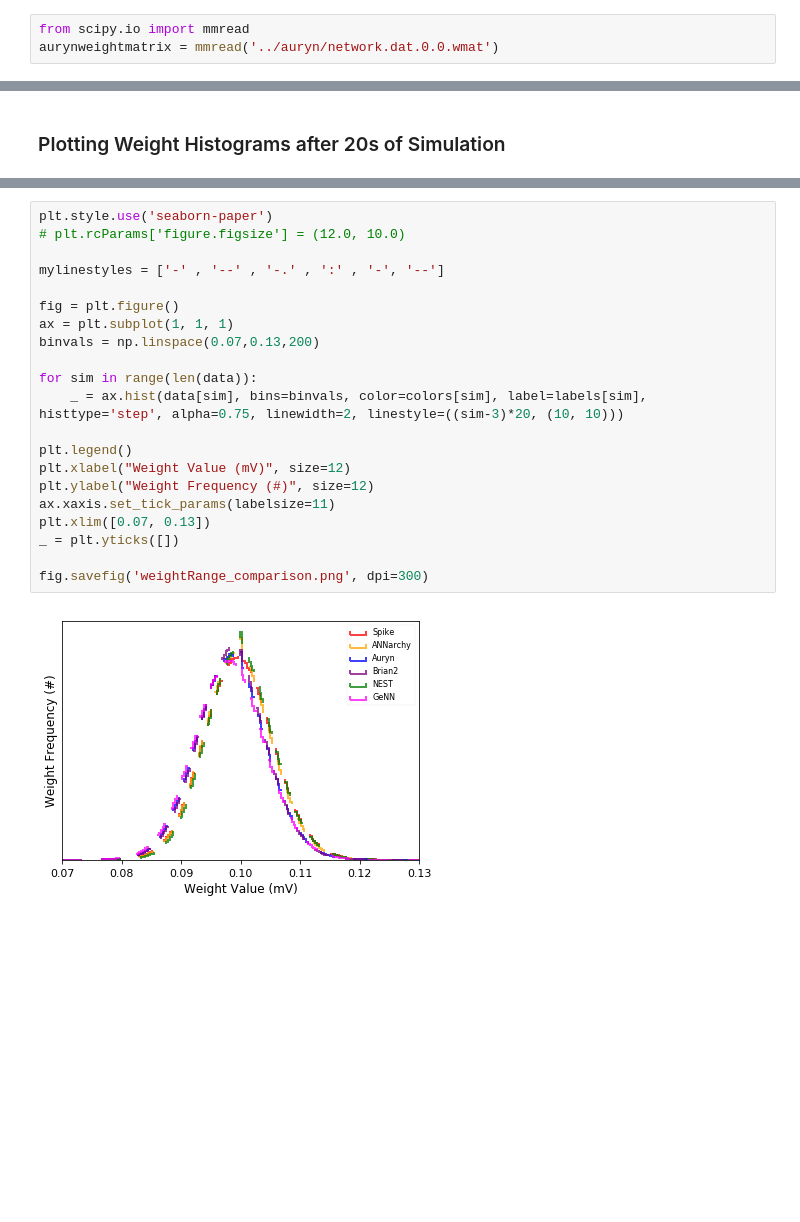
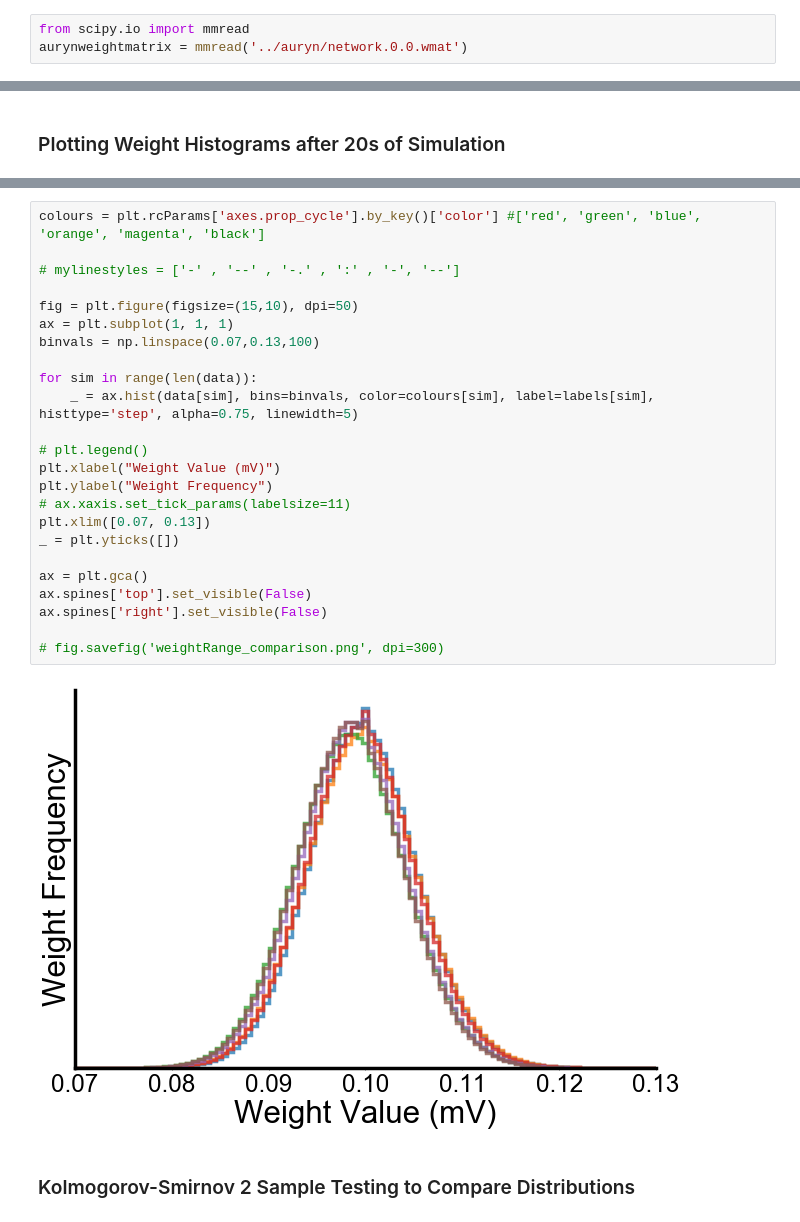
Before and after one commit to nasiryahm/SNNSimulatorComparison, a Jupyter notebook: Benchmarks/Brunel/_results/BrunelWeightAnalysis.ipynb, the cells around one changed output, grey strips where cells are left out. Drawn from its saved outputs; the diff is of its cells as text; blank space fills up the shorter version.

Commit message:
Brunel Weight analysis updated and comparison of weight distribution to NEST vs Auryn shows a difference in the distribution of both.

```diff
--- a/Benchmarks/Brunel/_results/BrunelWeightAnalysis.ipynb
+++ b/Benchmarks/Brunel/_results/BrunelWeightAnalysis.ipynb
@@ -14,7 +34,7 @@ plt.style.use('seaborn-paper')
 #### Loading auryn weights
 # %%
 from scipy.io import mmread
-aurynweightmatrix = mmread('../auryn/network.dat.0.0.wmat')
+aurynweightmatrix = mmread('../auryn/network.0.0.wmat')
 # %% [markdown]
 #### Loading NEST weights
 # %%
@@ -78,23 +89,28 @@ colors = [
 # %%
-plt.style.use('seaborn-paper')
-# plt.rcParams['figure.figsize'] = (12.0, 10.0)
+colours = plt.rcParams['axes.prop_cycle'].by_key()['color'] #['red', 'green', 'blue', 'orange', 'magenta', 'black']
 
-mylinestyles = ['-' , '--' , '-.' , ':' , '-', '--']
+# mylinestyles = ['-' , '--' , '-.' , ':' , '-', '--']
 
-fig = plt.figure()
+fig = plt.figure(figsize=(15,10), dpi=50)
 ax = plt.subplot(1, 1, 1)
-binvals = np.linspace(0.07,0.13,200)
+binvals = np.linspace(0.07,0.13,100)
 
 for sim in range(len(data)):
-    _ = ax.hist(data[sim], bins=binvals, color=colors[sim], label=labels[sim], histtype='step', alpha=0.75, linewidth=2, linestyle=((sim-3)*20, (10, 10)))
+    _ = ax.hist(data[sim], bins=binvals, color=colours[sim], label=labels[sim], histtype='step', alpha=0.75, linewidth=5)
 
-plt.legend()
-plt.xlabel("Weight Value (mV)", size=12)
-plt.ylabel("Weight Frequency (#)", size=12)
-ax.xaxis.set_tick_params(labelsize=11)
+# plt.legend()
+plt.xlabel("Weight Value (mV)")
+plt.ylabel("Weight Frequency")
+# ax.xaxis.set_tick_params(labelsize=11)
 plt.xlim([0.07, 0.13])
 _ = plt.yticks([])
 
-fig.savefig('weightRange_comparison.png', dpi=300)
+ax = plt.gca()
+ax.spines['top'].set_visible(False)
+ax.spines['right'].set_visible(False)
+
+# fig.savefig('weightRange_comparison.png', dpi=300)
 # %% [output]
-[figure, old version]
+[figure, new version]
+# %% [markdown]
+### Kolmogorov-Smirnov 2 Sample Testing to Compare Distributions
```
Also changed, not shown: parts of 8 cells of this notebook.
